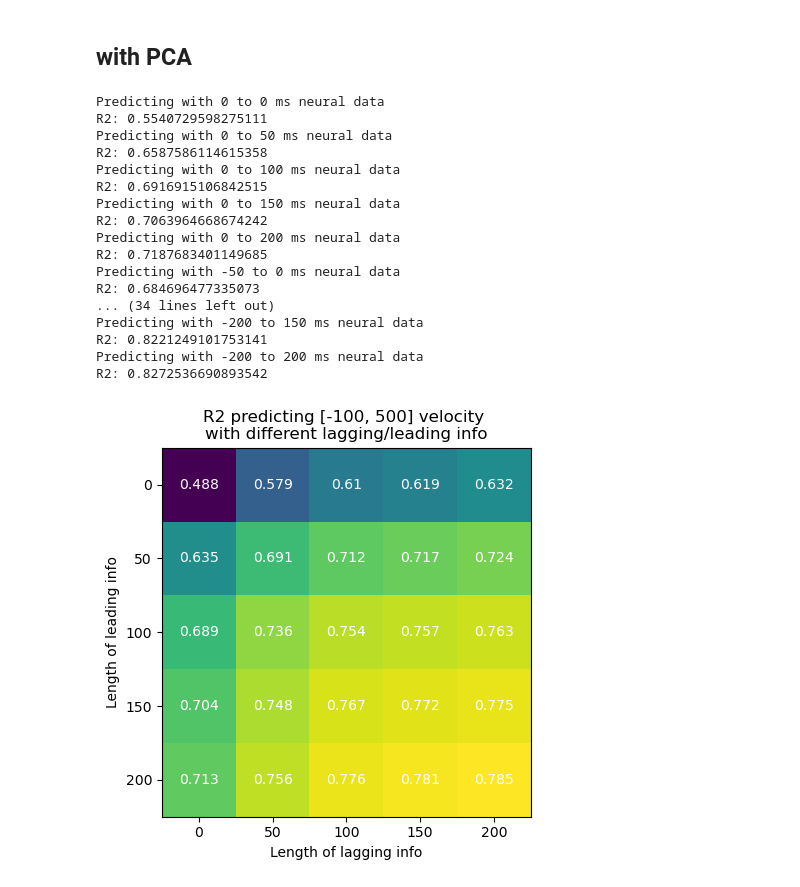
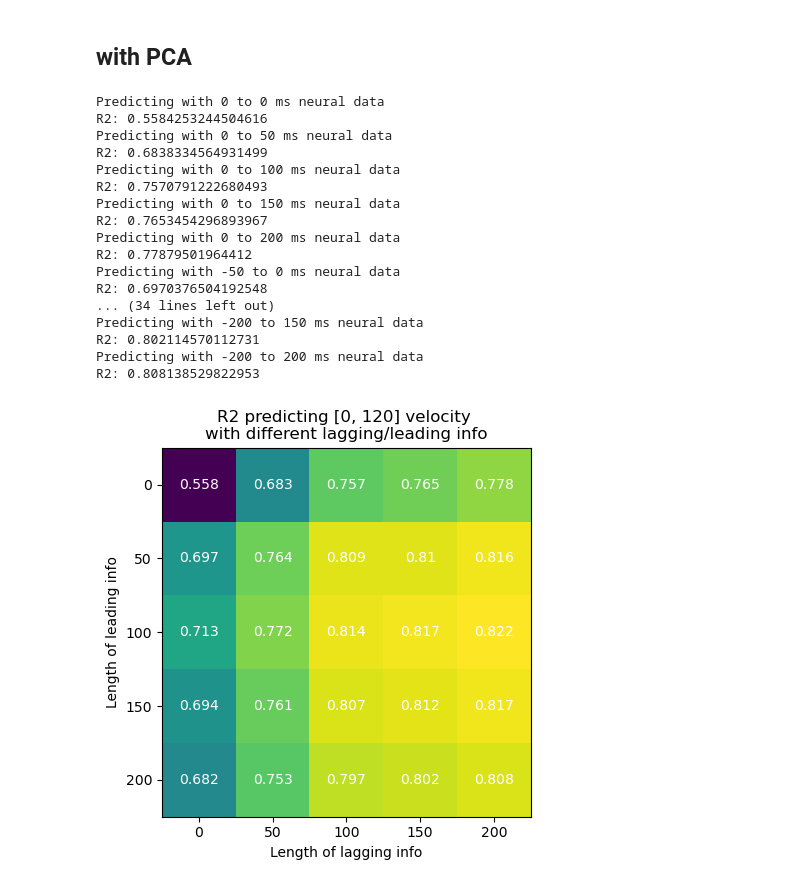
Before and after one commit to sherryxinyuean/area2_population_analysis, a Jupyter notebook: area2_bump-step0(pas).ipynb, the cells around one changed output. Saved outputs shown, nothing was run; the diff lists cells and outputs as text; code cells hidden in the pictures.

```diff
--- a/area2_bump-step0(pas).ipynb
+++ b/area2_bump-step0(pas).ipynb
@@ -1073,6 +677,10 @@ print(dataset_50ms.bin_width)
 50
 # %%
 n_dims = 20 # for PCA
+
+active_mask = (~dataset_50ms.trial_info.ctr_hold_bump) & (dataset_50ms.trial_info.split != 'none')
+passive_mask = (dataset_50ms.trial_info.ctr_hold_bump) & (dataset_50ms.trial_info.split != 'none')
+
 
 trial_mask = passive_mask
 n_trials = dataset_50ms.trial_info.loc[trial_mask].shape[0]
@@ -1231,7 +839,7 @@ ax.set_yticks(np.arange(len(t_before_range)))
 ax.set_xticklabels(labels=t_after_range)
 ax.set_yticklabels(labels=t_before_range)
 
-ax.set_title("R2 predicting [-100, 500] velocity \nwith different lagging/leading info")
+ax.set_title("R2 predicting [0, 120] velocity \nwith different lagging/leading info")
 fig.tight_layout()
 
 for i in range(len(t_before_range)):
@@ -1244,29 +851,0 @@ plt.show()
-# %%
-coef_X = whole_multi_coefs[-1][-1][0] #which entry's weights to use
-
-t_label = np.arange(-200,201,50)
-
-n_weights = len(t_before_range) + len(t_after_range) - 1
-coef_X_reshaped = coef_X.reshape(n_weights,n_neurons)
-angDist_array = nans([n_weights,n_weights])
-for i in range(n_weights):
-    for j in range(n_weights):
-        angDist_array[i,j] = math.degrees(angle_between(coef_X_reshaped[i,:],coef_X_reshaped[j,:]))
-fig, ax = plt.subplots(figsize=(6, 6))
-im = ax.imshow(angDist_array)
-ax.set_xlabel('Bin time (ms)')
-ax.set_ylabel('Bin time (ms)')
-
-ax.set_xticks(np.arange(len(t_label)))
-ax.set_yticks(np.arange(len(t_label)))
-ax.set_xticklabels(labels=t_label)
-ax.set_yticklabels(labels=t_label)
-
-ax.set_title("Angle between weight vectors at time points")
-fig.tight_layout()
-
-for i in range(len(t_label)):
-    for j in range(len(t_label)):
-        text = ax.text(j, i, str(int(angDist_array[i, j])),
-                       ha="center", va="center", color="w")
-plt.show()
@@ -1291,16 +868,16 @@ for time_before in t_before_range:
 
         X =  nans([n_trials,idx2-idx1,n_total_bins*n_dims])
         i = 0
-        for trial_data in active_trials_pca:
+        for trial_data in passive_trials_pca:
             trial_hist=get_spikes_with_history(trial_data,bins_before,bins_after,bins_current)
             trial_hist = trial_hist[idx1:idx2,:,:]
             trial_hist_flat=trial_hist.reshape(trial_hist.shape[0],(trial_hist.shape[1]*trial_hist.shape[2]))
             X[i,:,:] = trial_hist_flat
             i+=1
 
-        y = active_trials_vel[:,idx1:idx2,:]
+        y = passive_trials_vel[:,idx1:idx2,:]
 
-        lr_all = GridSearchCV(Ridge(), {'alpha': np.logspace(-4, 0, 5)})
+        lr_all = GridSearchCV(Ridge(), {'alpha': np.logspace(-4, 4, 9)})
         X_reshaped = X.reshape((X.shape[0]*X.shape[1]),X.shape[2])
         y_reshaped = y.reshape((y.shape[0]*y.shape[1]),y.shape[2])
         lr_all.fit(X_reshaped, y_reshaped)
@@ -1324,7 +901,7 @@ for time_before in t_before_range:
         sses =get_sses_pred(true_concat,pred_concat)
         sses_mean=get_sses_mean(true_concat)
         PCA_whole_multi_R2s[j,k] =1-np.sum(sses)/np.sum(sses_mean)
-        print('R2:',whole_multi_R2s[j,k])
+        print('R2:',PCA_whole_multi_R2s[j,k])
         coef_arr.append(lr_all.best_estimator_.coef_)
         k += 1
     j += 1
@@ -1332,40 +909,40 @@ for time_before in t_before_range:
     PCA_whole_multi_coefs.append(coef_arr)
 # %% [output]
 Predicting with 0 to 0 ms neural data
-R2: 0.5540729598275111
+R2: 0.5584253244504616
 Predicting with 0 to 50 ms neural data
-R2: 0.6587586114615358
+R2: 0.6838334564931499
 Predicting with 0 to 100 ms neural data
-R2: 0.6916915106842515
+R2: 0.7570791222680493
 Predicting with 0 to 150 ms neural data
-R2: 0.7063964668674242
+R2: 0.7653454296893967
 Predicting with 0 to 200 ms neural data
-R2: 0.7187683401149685
+R2: 0.77879501964412
 Predicting with -50 to 0 ms neural data
-R2: 0.684696477335073
+R2: 0.6970376504192548
 ... (34 lines left out)
 Predicting with -200 to 150 ms neural data
-R2: 0.8221249101753141
+R2: 0.802114570112731
 Predicting with -200 to 200 ms neural data
-R2: 0.8272536690893542
+R2: 0.808138529822953
 # %%
 fig, ax = plt.subplots()
 im = ax.imshow(PCA_whole_multi_R2s)
 ax.set_xlabel('Length of lagging info')
 ax.set_ylabel('Length of leading info')
 
 ax.set_xticks(np.arange(len(t_after_range)))
 ax.set_yticks(np.arange(len(t_before_range)))
 ax.set_xticklabels(labels=t_after_range)
 ax.set_yticklabels(labels=t_before_range)
 
-ax.set_title("R2 predicting [-100, 500] velocity \nwith different lagging/leading info")
+ax.set_title("R2 predicting [0, 120] velocity \nwith different lagging/leading info")
 fig.tight_layout()
 
 for i in range(len(t_before_range)):
     for j in range(len(t_after_range)):
         text = ax.text(j, i, str(int(PCA_whole_multi_R2s[i, j]*1000)/1000),
                        ha="center", va="center", color="w")
 plt.show()
 # %% [output]
-[figure, old version]
+[figure, new version]
```
Also changed, not shown: parts of 10 cells of this notebook, 1 other file.
